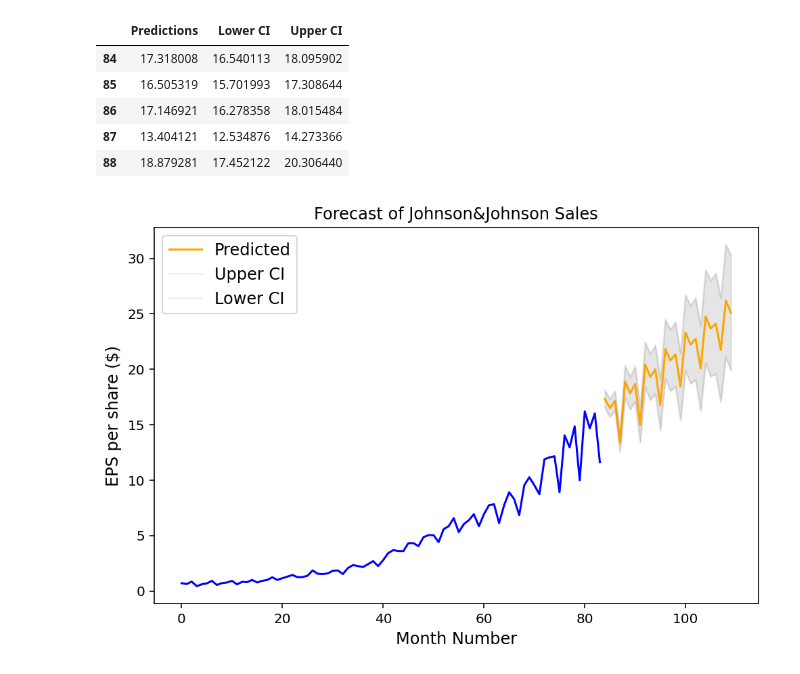
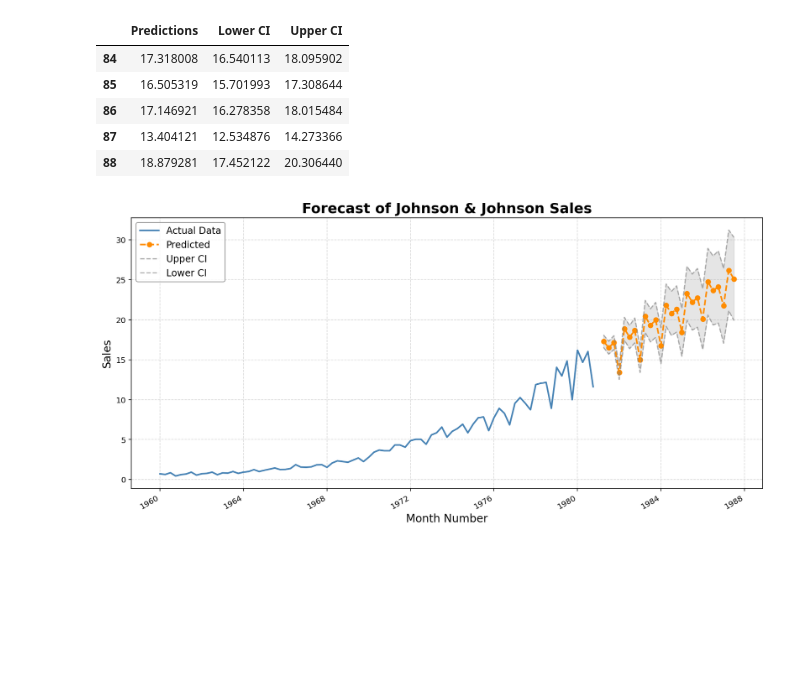
Before and after one commit to OmkarSawant23/Advanced-Research-Topics, a Jupyter notebook: Assignment_1.ipynb, the cells around one changed output. Saved outputs shown, nothing was run; the diff lists cells and outputs as text; code cells hidden in the pictures; blank space fills up the shorter version.

```diff
--- a/Assignment_1.ipynb
+++ b/Assignment_1.ipynb
@@ -418,42 +479,44 @@ conf_df.head()
 | 86 | 17.146921 | 16.278358 | 18.015484 |
 | 87 | 13.404121 | 12.534876 | 14.273366 |
 | 88 | 18.879281 | 17.452122 | 20.306440 |
+# %%
+
+forecast_steps = len(conf_df)
+last_date = data.index[-1]
+future_index = pd.date_range(start=last_date + pd.DateOffset(months=3), periods=forecast_steps, freq='Q')
+
+
+conf_df.index = future_index
 # %%
-# make a plot of model fit
-# color = 'dodgeblue'
-
-#fig = plt.figure(figsize = (8,5), dpi=144)
-#ax1 = fig.add_subplot(111)
 
 
+fig, ax = plt.subplots(figsize=(12, 6), dpi=144)
 
-fig, ax = plt.subplots(figsize = (8,5), dpi=144)
-ax.plot(data['data'], 'b')
-#ax.plot(idx[-n_forecast:], predict.predicted_mean[-n_forecast:], 'k--')
+# Plot original data
+ax.plot(data['data'], color='steelblue', linewidth=2, label='Actual Data')
 
-ax.set(title='Forecast of Johnson&Johnson Sales')
+# Plot predictions
+conf_df['Predictions'].plot(ax=ax, color='darkorange', linewidth=2, linestyle='--', marker='o', label='Predicted')
 
+# Confidence interval bounds
+conf_df['Upper CI'].plot(ax=ax, color='gray', linestyle='dashed', alpha=0.6, label='Upper CI')
+conf_df['Lower CI'].plot(ax=ax, color='gray', linestyle='dashed', alpha=0.6)
 
-x = conf_df.index.values
+# Fill between upper and lower confidence intervals
+ax.fill_between(conf_df.index, conf_df['Lower CI'], conf_df['Upper CI'], color='gray', alpha=0.2)
 
+# Labels and title
+ax.set_title('Forecast of Johnson & Johnson Sales', fontsize=18, fontweight='bold')
+ax.set_xlabel('Month Number', fontsize=14)
+ax.set_ylabel('Sales', fontsize=14)
 
-upper = conf_df['Upper CI']
-lower = conf_df['Lower CI']
+# Grid and legend
+ax.grid(True, linestyle='--', alpha=0.5)
+ax.legend(fontsize=12, loc='upper left', frameon=True, facecolor='white', edgecolor='gray')
 
-
-conf_df['Predictions'].plot(color = 'orange',label = 'Predicted' )
-upper.plot(color = 'grey', label = 'Upper CI', alpha=0.1)
-lower.plot(color = 'grey', label = 'Lower CI', alpha=0.1)
-
-# fill between the conf intervals
-ax.fill_between(x, lower, upper, color='grey', alpha=0.2)
-
-plt.ylabel('EPS per share ($)', fontsize=12)
-plt.xlabel('Month Number', fontsize=12)
-
-plt.legend(loc = 'upper left', fontsize = 12)
-
-
+# Tidy layout
+plt.tight_layout()
+plt.savefig('sales_pred.png', dpi=300)
 plt.show()
 # %% [output]
-[figure, old version]
+[figure, new version]
```
Also changed, not shown: parts of 20 cells of this notebook.
